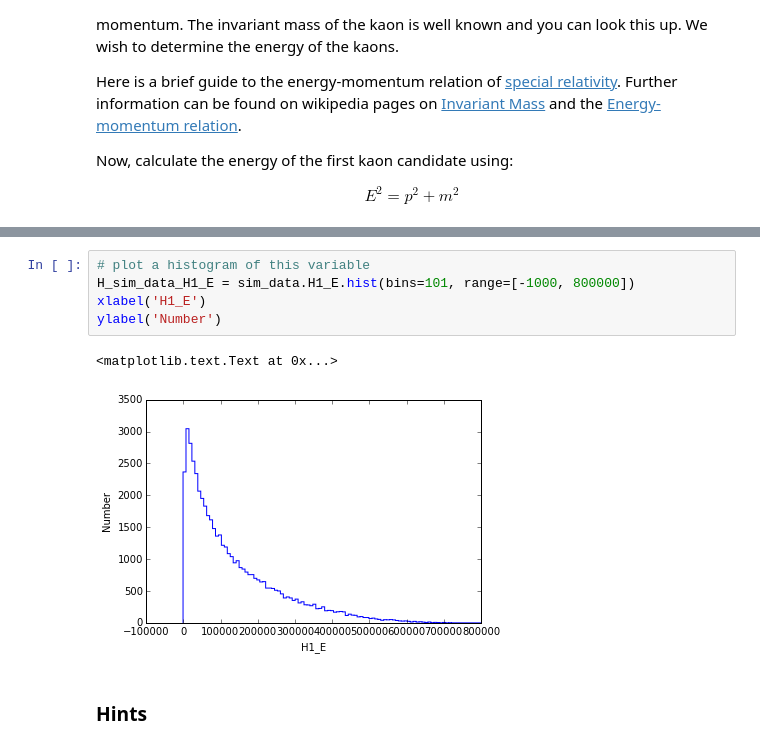
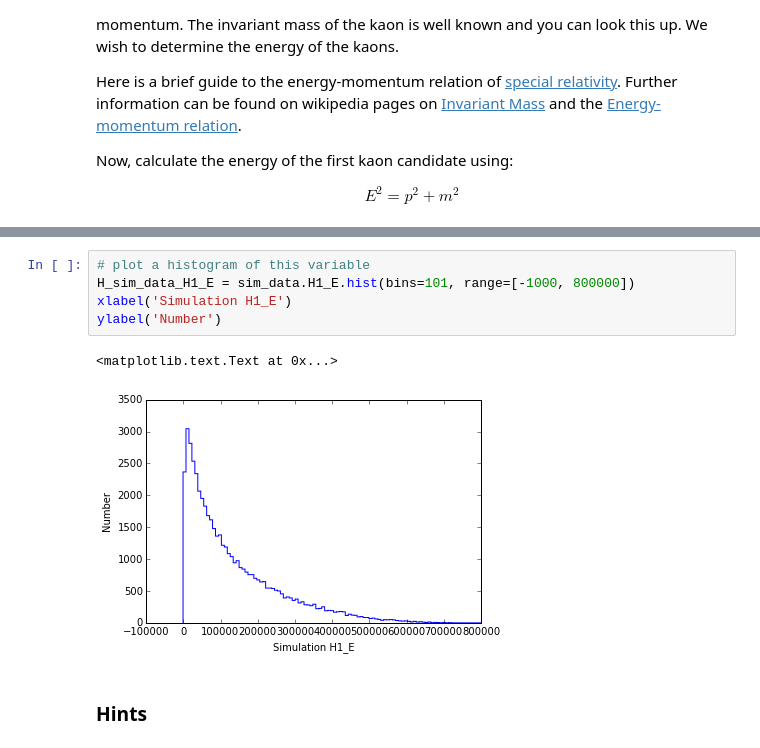
Before and after one commit to pjholt/opendata-project, a Jupyter notebook: LHCb_Open_Data_Project.ipynb, the cells around one changed output, grey strips where cells are left out. Saved outputs shown, nothing was run; the diff lists cells and outputs as text.

```diff
--- a/LHCb_Open_Data_Project.ipynb
+++ b/LHCb_Open_Data_Project.ipynb
@@ -166,11 +174,11 @@ sim_data.head(5)
 # %%
 # plot a histogram of this variable
 H_sim_data_H1_E = sim_data.H1_E.hist(bins=101, range=[-1000, 800000])
-xlabel('H1_E')
+xlabel('Simulation H1_E')
 ylabel('Number')
 # %% [output]
 <matplotlib.text.Text at 0x...>
-[figure, old version]
+[figure, new version]
 # %% [markdown]
 ### Hints
 # %% [markdown]
```
Also changed, not shown: parts of 27 cells of this notebook.
